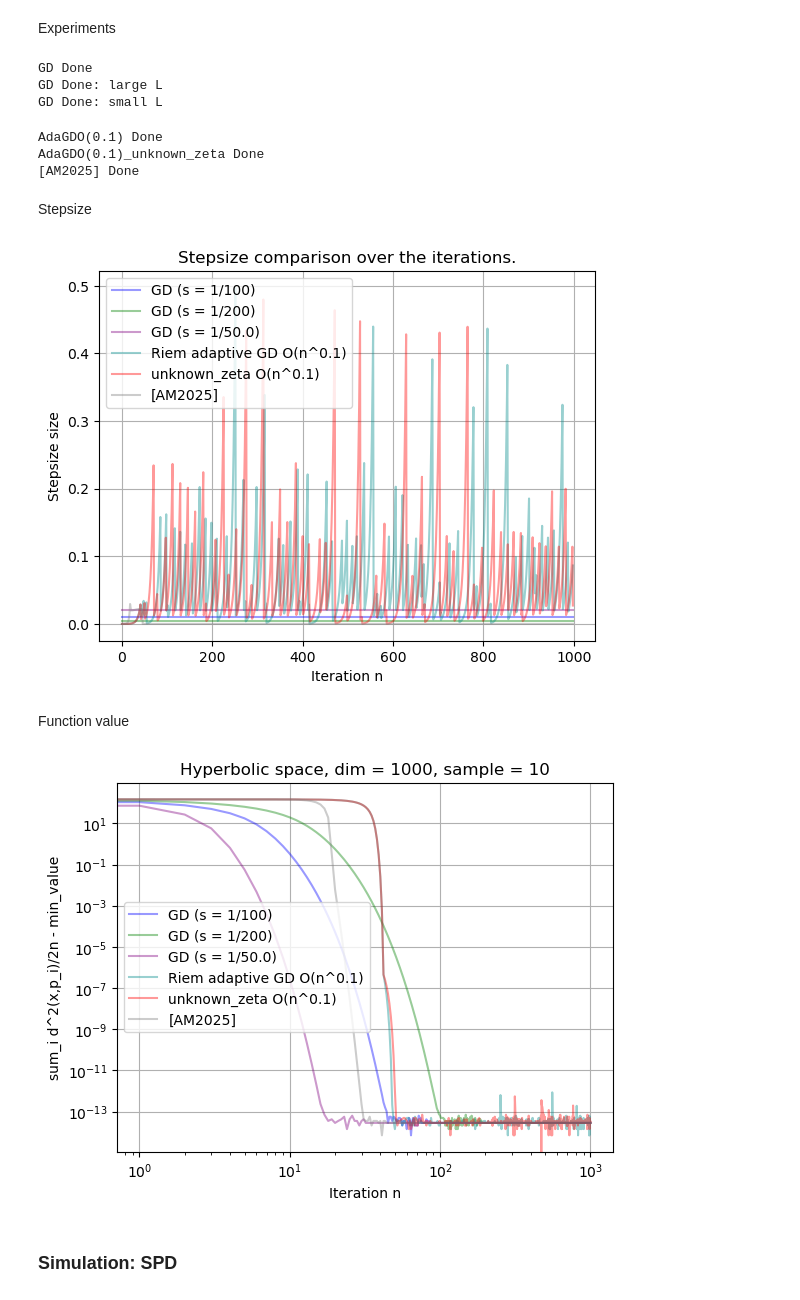
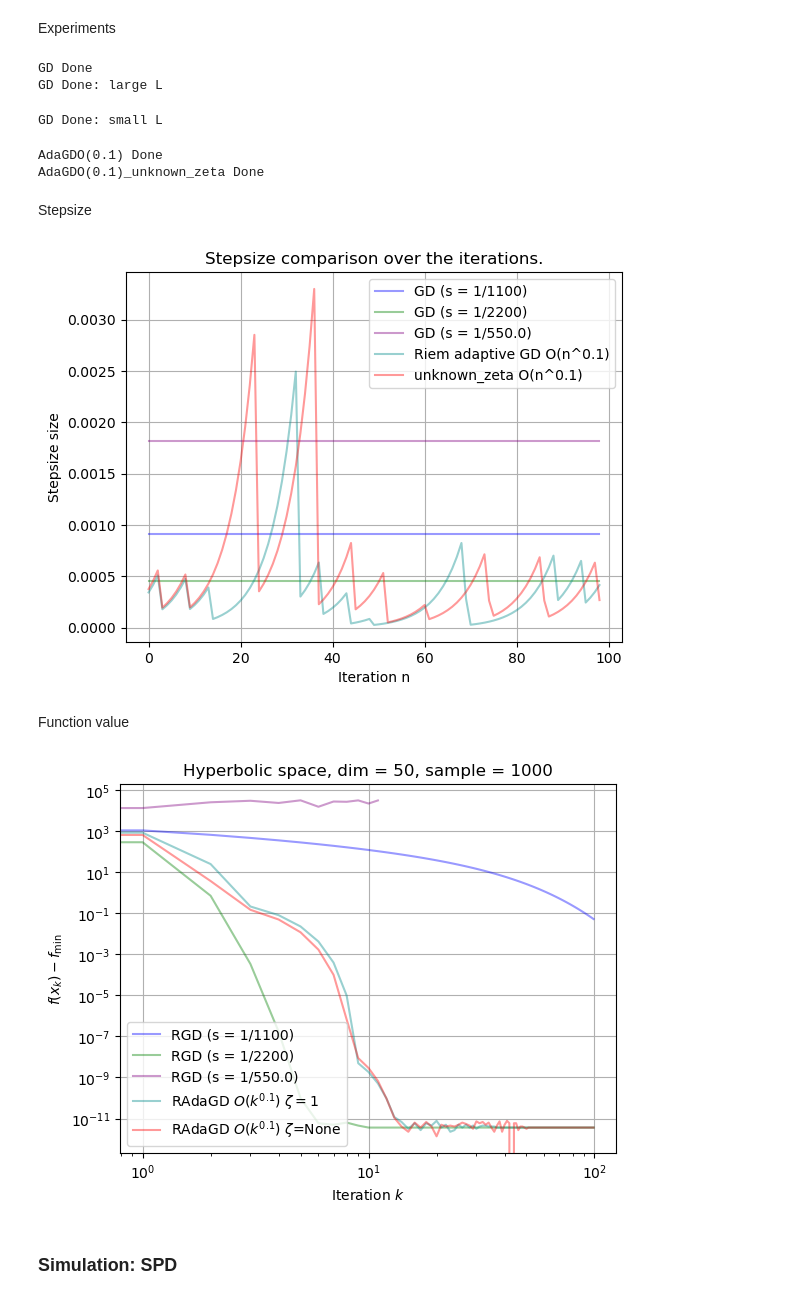
Before and after one commit to wldyddl5510/RAdaGD, a Jupyter notebook: radagd_barycenter.ipynb, the cells around one changed output. Cells and saved outputs as stored; diff of their text form; code cells hidden in the pictures.

Commit message:
added Gamma GVI and plot legend

```diff
--- a/radagd_barycenter.ipynb
+++ b/radagd_barycenter.ipynb
@@ -20,10 +29,11 @@ def compute_squared_loss_hadamard(hadamard_mfd, point_list, x):
 # %% [markdown]
 ### Implementation
 # %%
-def frechet_mean_hadamard(hadamard_mfd, point_list, num_iter, L, step_size=1, init_x = None, adaptive = True, A_order = 0, zeta = 1, ours = True):
+def frechet_mean_hadamard(hadamard_mfd, point_list, num_iter, L,
+                          step_size=1, init_x = None, adaptive = True, A_order = 0,
+                          zeta = 1, ours = True, ratio = 1-1e-03):
   """
-  Conduct GD for f(x) = -0.5*np.dot(X,np.dot(H, X))
-  Reference: https://github.com/jungbinkim1/RNAG?tab=readme-ov-file
+  Conduct GD for Frechet mean in hadamard manifold
   """
   # create a list to save the result
   gd_f_list = []
@@ -51,7 +61,7 @@ def frechet_mean_hadamard(hadamard_mfd, point_list, num_iter, L, step_size=1, in
       A[i] = (i+5)/2
       if zeta is None:
         tilde_B[i] = (i+1)/2
-        B[i] = 0.999 * (i+1)/2
+        B[i] = ratio * (i+1)/2
       else:
         B[i] = (i+1)/2
         tilde_B[i] = B[i] + zeta
@@ -59,7 +69,7 @@ def frechet_mean_hadamard(hadamard_mfd, point_list, num_iter, L, step_size=1, in
       a = 2
       A[i] = 2 * np.sqrt(i+a) + 2
       if zeta is None:
-        B[i] = 0.999 * (2 * np.sqrt(i+a-2) - 2 + (5 / (1 + 2 * np.sqrt(i+a-2))))
+        B[i] = ratio * (2 * np.sqrt(i+a-2) - 2 + (5 / (1 + 2 * np.sqrt(i+a-2))))
         tilde_B[i] = 2 * np.sqrt(i+a-2) - 2 + (5 / (1 + 2 * np.sqrt(i+a-2)))
       else:
         B[i] = (2 * np.sqrt(i+a-2) - 2 + (5 / (1 + 2 * np.sqrt(i+a-2))))
@@ -74,7 +84,7 @@ def frechet_mean_hadamard(hadamard_mfd, point_list, num_iter, L, step_size=1, in
       if zeta is None:
         tilde_B[i] = A[i] - 2
         # tilde_B[i] = 2 * np.power(i+a-2, A_order) - 2 + (5 / (1 + 2 * np.power(i+a-2, A_order)))
-        B[i] = 0.999 * tilde_B[i]
+        B[i] = ratio * tilde_B[i]
       else:
         # B[i] = 2 * np.power(i+a-2, A_order) - 2 + (5 / (1 + 2 * np.power(i+a-2, A_order)))
         B[i] = A[i] - 2
@@ -189,9 +199,9 @@ def frechet_mean_hadamard(hadamard_mfd, point_list, num_iter, L, step_size=1, in
 # %% [markdown]
 ### Simulations: Hyperbolic
 # %%
-np.random.seed(123)
-d = 1000 #problem dimension
-n = 10 #number of matrices to average
+np.random.seed(100)
+d = 50 #problem dimension
+n = 1000 #number of matrices to average
 # hyperbolic_mfd = SPDMatrices(d)
 hadamard_mfd = Hyperboloid(d)
 mfd_point_list = []
@@ -200,10 +210,10 @@ for i in range(n):
 # %% [markdown]
 Experiments
 # %%
-L = 100
+L = 1100
 small_L = 0.5 * L
 large_L = 2*L
-num_iter = 1000
+num_iter = 100
 A_order_experi = 0.1
 init_value = hadamard_mfd.random_point()
 gd_f_list_j, gd_x_last_j, stepsize_gd = frechet_mean_hadamard(hadamard_mfd, mfd_point_list, num_iter,
@@ -219,78 +229,74 @@ gd_f_list_small, gd_x_last_small, stepsize_gd_small = frechet_mean_hadamard(hada
                                                          init_x = init_value, adaptive=False)
 print("GD Done: small L")
 adap_gd_f_list_a01, adap_gd_x_last_j_a01, stepsize_a01 = frechet_mean_hadamard(hadamard_mfd, mfd_point_list, num_iter,
-                                                                       L = L, step_size=1e-03/L, init_x = init_value,
+                                                                       L = L, step_size=1/L, init_x = init_value,
                                                                        adaptive = True, A_order = 0.1, zeta = 1)
 print("AdaGDO(0.1) Done")
 adap_gd_f_list_a01_none, adap_gd_x_last_j_a01_none, stepsize_a01_none = frechet_mean_hadamard(hadamard_mfd,
                                                                                          mfd_point_list, num_iter,
-                                                                       L = L, step_size=1e-03/L, init_x = init_value,
+                                                                       L = L, step_size=1/L, init_x = init_value,
                                                                        adaptive = True, A_order = 0.1, zeta = None)
 print("AdaGDO(0.1)_unknown_zeta Done")
-adap_gd_f_list_am, adap_gd_x_last_j_am, stepsize_am = frechet_mean_hadamard(hadamard_mfd,
-                                                                                         mfd_point_list, num_iter,
-                                                                       L = L, step_size=1e-03/L, init_x = init_value,
-                                                                       adaptive = True, A_order = 0.1, zeta = None, ours = False)
-print("[AM2025] Done")
+# adap_gd_f_list_am, adap_gd_x_last_j_am, stepsize_am = frechet_mean_hadamard(hadamard_mfd,
+#                                                                                          mfd_point_list, num_iter,
+#                                                                        L = L, step_size=1e-01/L, init_x = init_value,
+#                                                                        adaptive = True, A_order = 0.1, zeta = None, ours = False)
+# print("[AM2025] Done")
 # %% [output]
 GD Done
 GD Done: large L
-GD Done: small L
-AdaGDO(0.1) Done
-AdaGDO(0.1)_unknown_zeta Done
-[AM2025] Done
+GD Done: small L
+AdaGDO(0.1) Done
+AdaGDO(0.1)_unknown_zeta Done
 # %% [markdown]
 Stepsize
 # %%
 iterations = list(range((num_iter-1)))  # Create the x-axis (iteration numbers)
 colors = ['blue', 'green', "purple", "darkcyan", "red", "grey"]
 labels = [f"GD (s = 1/{L})", f"GD (s = 1/{large_L})", f"GD (s = 1/{small_L})",
           f"Riem adaptive GD O(n^{A_order_experi})", "unknown_zeta O(n^0.1)", "[AM2025]"] # Labels for the legend
 
 plt.plot(iterations, stepsize_gd, color=colors[0], label=labels[0], linestyle = '-', alpha = 0.4)
 plt.plot(iterations, stepsize_gd_large, color=colors[1], label=labels[1], linestyle = '-', alpha = 0.4)
 plt.plot(iterations, stepsize_gd_small, color=colors[2], label=labels[2], linestyle = '-', alpha = 0.4)
 plt.plot(iterations, stepsize_a01, color=colors[3], label=labels[3],linestyle = '-', alpha = 0.4)
 plt.plot(iterations, stepsize_a01_none, color=colors[4], label=labels[4],linestyle = '-', alpha = 0.4)
-plt.plot(iterations, stepsize_am, color=colors[5], label=labels[5],linestyle = '-', alpha = 0.4)
 
 # Add labels and title
 plt.xlabel("Iteration n")
 plt.ylabel("Stepsize size")
 plt.title("Stepsize comparison over the iterations." )
 # plt.xscale('log',base=10)
 # plt.ylim(top = stepsize_a1[100])
 
 # Add a legend
 plt.legend()
 
 # Show the plot
 plt.grid(True)
 plt.show()
 # %% [output]
-[figure, old version]
+[figure, new version]
 # %% [markdown]
 Function value
 # %%
 iterations = list(range((num_iter)))  # Create the x-axis (iteration numbers)
 colors = ['blue', 'green', "purple", "darkcyan", "red", "grey"]
-labels = [f"GD (s = 1/{L})", f"GD (s = 1/{large_L})", f"GD (s = 1/{small_L})",
-          f"Riem adaptive GD O(n^{A_order_experi})", "unknown_zeta O(n^0.1)", "[AM2025]"] # Labels for the legend
+labels = [f"RGD (s = 1/{L})", f"RGD (s = 1/{large_L})", f"RGD (s = 1/{small_L})",
+          fr"RAdaGD $O(k^{{{A_order_experi}}})$ $\zeta=1$", fr"RAdaGD $O(k^{{{A_order_experi}}})$ $\zeta$=None"] # Labels for the legend
 
 min_value_1 = np.min(adap_gd_f_list_a01)
 min_value_2 = np.min(gd_f_list_j)
 min_value_3 = np.min(adap_gd_f_list_a01_none)
 min_value_4 = np.min(gd_f_list_large)
 min_value_5 = np.min(gd_f_list_small)
-min_value_6 = np.min(adap_gd_f_list_am)
-min_value = min(min_value_1, min_value_2, min_value_3, min_value_4, min_value_5, min_value_6)
+min_value = min(min_value_1, min_value_2, min_value_3, min_value_4, min_value_5)
 
 plt.plot(iterations, gd_f_list_j - min_value, color=colors[0], label=labels[0], linestyle = '-', alpha = 0.4)
 plt.plot(iterations, gd_f_list_large - min_value, color=colors[1], label=labels[1], linestyle = '-', alpha = 0.4)
 plt.plot(iterations, gd_f_list_small - min_value, color=colors[2], label=labels[2], linestyle = '-', alpha = 0.4)
 plt.plot(iterations, adap_gd_f_list_a01 - min_value, color=colors[3], label=labels[3],linestyle = '-', alpha = 0.4)
 plt.plot(iterations, adap_gd_f_list_a01_none - min_value, color=colors[4], label=labels[4],linestyle = '-', alpha = 0.4)
-plt.plot(iterations, adap_gd_f_list_am - min_value, color=colors[5], label=labels[5],linestyle = '-', alpha = 0.4)
 
 # plt.plot(iterations, gd_f_list_j, color=colors[0], label=labels[0], linestyle = '-', alpha = 0.4)
 # plt.plot(iterations, gd_f_list_large, color=colors[1], label=labels[1], linestyle = '-', alpha = 0.4)
@@ -299,8 +305,8 @@ plt.plot(iterations, adap_gd_f_list_am - min_value, color=colors[5], label=label
 # plt.plot(iterations, adap_gd_f_list_a01_none, color=colors[4], label=labels[4],linestyle = '-', alpha = 0.4)
 
 # Add labels and title
-plt.xlabel("Iteration n")
-plt.ylabel("sum_i d^2(x,p_i)/2n - min_value")
+plt.xlabel(r"Iteration $k$")
+plt.ylabel(r"$f(x_k) - f_{{{\min}}}$")
 plt.title(f"Hyperbolic space, dim = {d}, sample = {n}" )
 plt.xscale('log',base=10)
 plt.yscale('log',base=10)
@@ -312,7 +318,7 @@ plt.legend()
 plt.grid(True)
 plt.show()
 # %% [output]
-[figure, old version]
+[figure, new version]
 # %% [markdown]
 ### Simulation: SPD
 # %%
```
Also changed, not shown: parts of 5 cells of this notebook, 2 other files.
